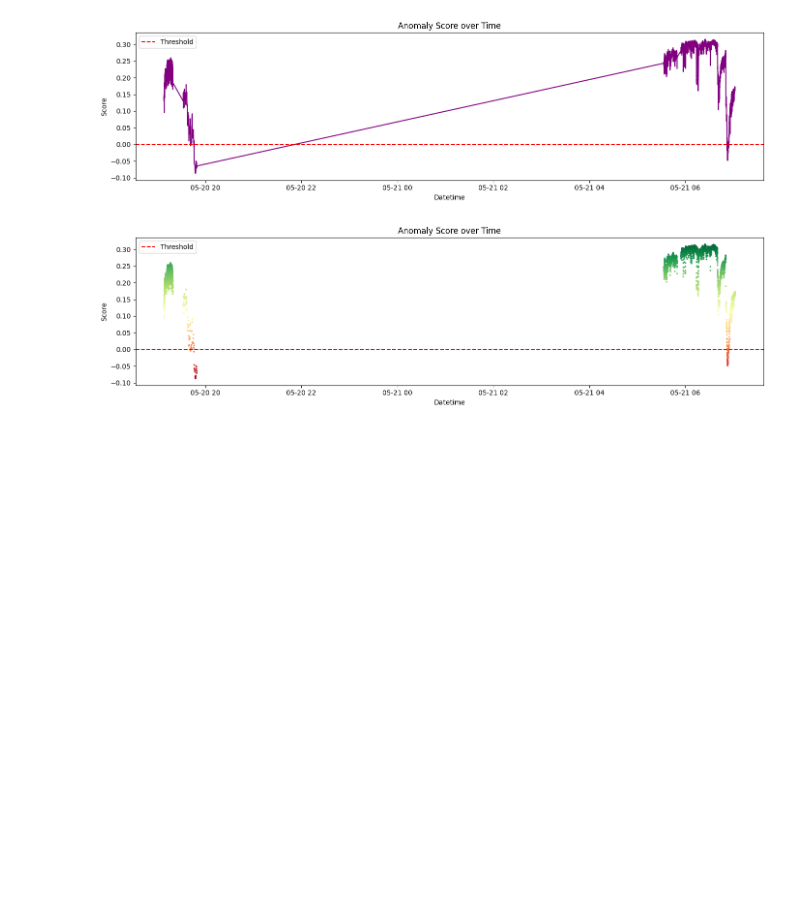
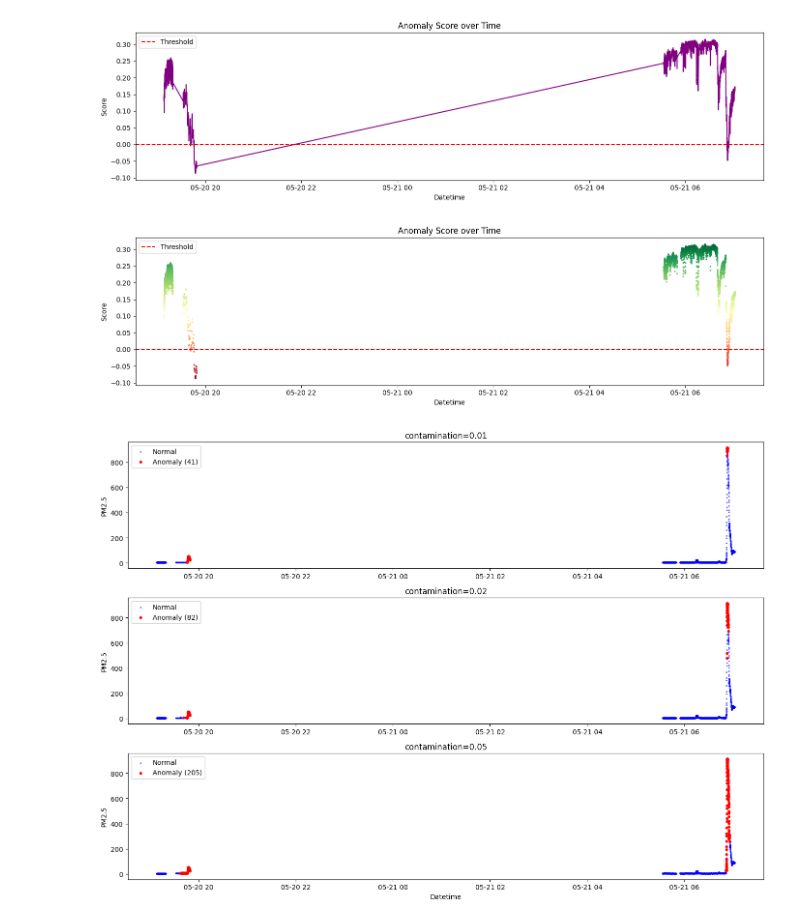
Before and after one commit to HrushiYadav/machine-learning, a Jupyter notebook: IsolationForest/isoltation-forest.ipynb, the cells around one changed output. Cells and saved outputs as stored; diff of their text form; code cells hidden in the pictures; blank space fills up the shorter version.

```diff
--- a/IsolationForest/isoltation-forest.ipynb
+++ b/IsolationForest/isoltation-forest.ipynb
@@ -114,3 +114,32 @@ plt.tight_layout()
 plt.show()
 # %% [output]
 [figure]
+# %%
+#checking variation across different contamination points
+fig, axes = plt.subplots(3, 1, figsize=(14, 10))
+
+for ax, cont in zip(axes, [0.01, 0.02, 0.05]):
+    m = IsolationForest(n_estimators=200,
+                        contamination=cont,
+                        random_state=42)
+    m.fit(df_scaled)
+    preds = m.predict(df_scaled)
+
+    anomaly_mask = preds == -1
+    normal_mask = preds == 1
+
+    ax.scatter(df['Datetime'][normal_mask],
+               df['PM2.5'][normal_mask],
+               color='blue', s=2, alpha=0.5, label='Normal')
+    ax.scatter(df['Datetime'][anomaly_mask],
+               df['PM2.5'][anomaly_mask],
+               color='red', s=10, label=f'Anomaly ({sum(anomaly_mask)})')
+    ax.set_title(f'contamination={cont}')
+    ax.set_ylabel('PM2.5')
+    ax.legend()
+
+plt.xlabel('Datetime')
+plt.tight_layout()
+plt.show()
+# %% [output]
+[figure, added]
```
Also changed, not shown: parts of 8 cells of this notebook.
